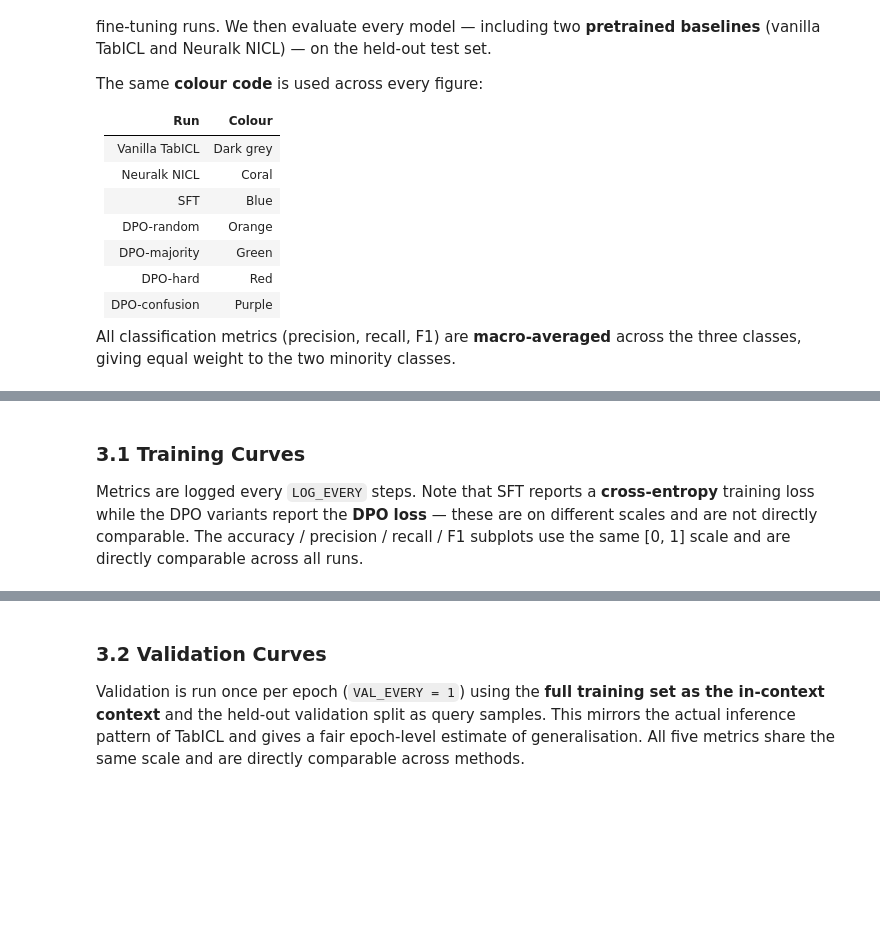
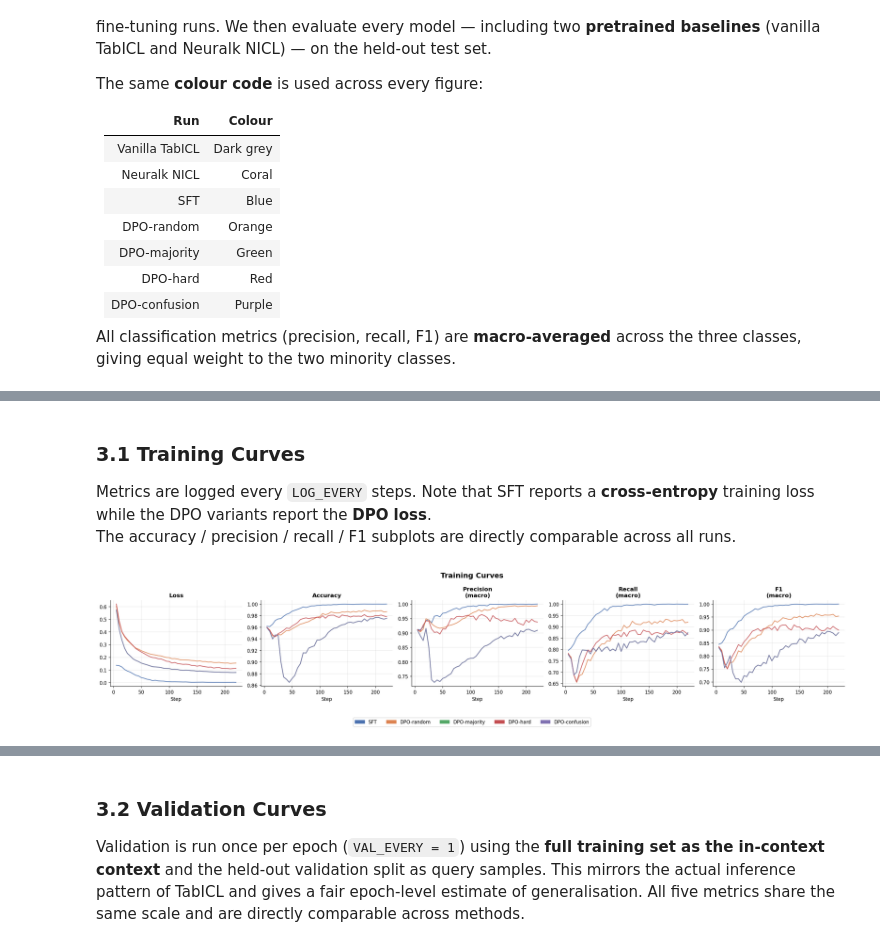
Before and after one commit to abenechehab/tabicl, a Jupyter notebook: src/tabicl/finetune/demo.ipynb, the cells around one changed output, grey strips where cells are left out. Saved outputs shown, nothing was run; the diff lists cells and outputs as text; code cells hidden in the pictures; blank space fills up the shorter version.

```diff
--- a/src/tabicl/finetune/demo.ipynb
+++ b/src/tabicl/finetune/demo.ipynb
@@ -291,39 +402,40 @@ print('Setup complete.')
 ### 3.1 Training Curves
 
 Metrics are logged every `LOG_EVERY` steps.  Note that SFT reports a
-**cross-entropy** training loss while the DPO variants report the **DPO loss** —
-these are on different scales and are not directly comparable.  The
-accuracy / precision / recall / F1 subplots use the same [0, 1] scale and
+**cross-entropy** training loss while the DPO variants report the **DPO loss**.
+The accuracy / precision / recall / F1 subplots
 are directly comparable across all runs.
 # %%
 TRAIN_METRICS = ['loss', 'accuracy', 'precision', 'recall', 'f1']
 TRAIN_LABELS  = ['Loss', 'Accuracy', 'Precision\n(macro)', 'Recall\n(macro)', 'F1\n(macro)']
 
 fig, axes = plt.subplots(1, 5, figsize=(22, 4))
 
 for ax, metric, label in zip(axes, TRAIN_METRICS, TRAIN_LABELS):
     for run_name, log_dir in RUNS.items():
         # SFT logs 'train/loss'; DPO variants log 'train/dpo_loss'
         if metric == 'loss':
             tag = 'train/loss' if run_name == 'SFT' else 'train/dpo_loss'
         else:
             tag = f'train/{metric}'
         steps, values = load_scalars(log_dir, tag)
         ax.plot(steps, values, color=COLORS[run_name], alpha=0.85,
                 linewidth=1.6, label=run_name)
     ax.set_title(label, fontweight='bold')
     ax.set_xlabel('Step')
     ax.grid(alpha=0.3)
     ax.spines['top'].set_visible(False)
     ax.spines['right'].set_visible(False)
-    if metric != 'loss':
-        ax.set_ylim(-0.05, 1.05)
-    else:
-        ax.set_ylabel('Loss (CE for SFT, DPO for others)', fontsize=8)
+    # if metric != 'loss':
+    #     ax.set_ylim(-0.05, 1.05)
+    # else:
+    #     ax.set_ylabel('Loss (CE for SFT, DPO for others)', fontsize=8)
 
 fig.legend(handles=legend_handles, loc='lower center', ncol=5,
            bbox_to_anchor=(0.5, -0.16), fontsize=10, frameon=True)
 fig.suptitle('Training Curves', fontsize=15, fontweight='bold')
 plt.tight_layout()
 plt.savefig(f'{RUNS_DIR}/training_curves.png', bbox_inches='tight', dpi=150)
 plt.show()
+# %% [output]
+[figure, added]
```
Also changed, not shown: parts of 28 cells of this notebook.
